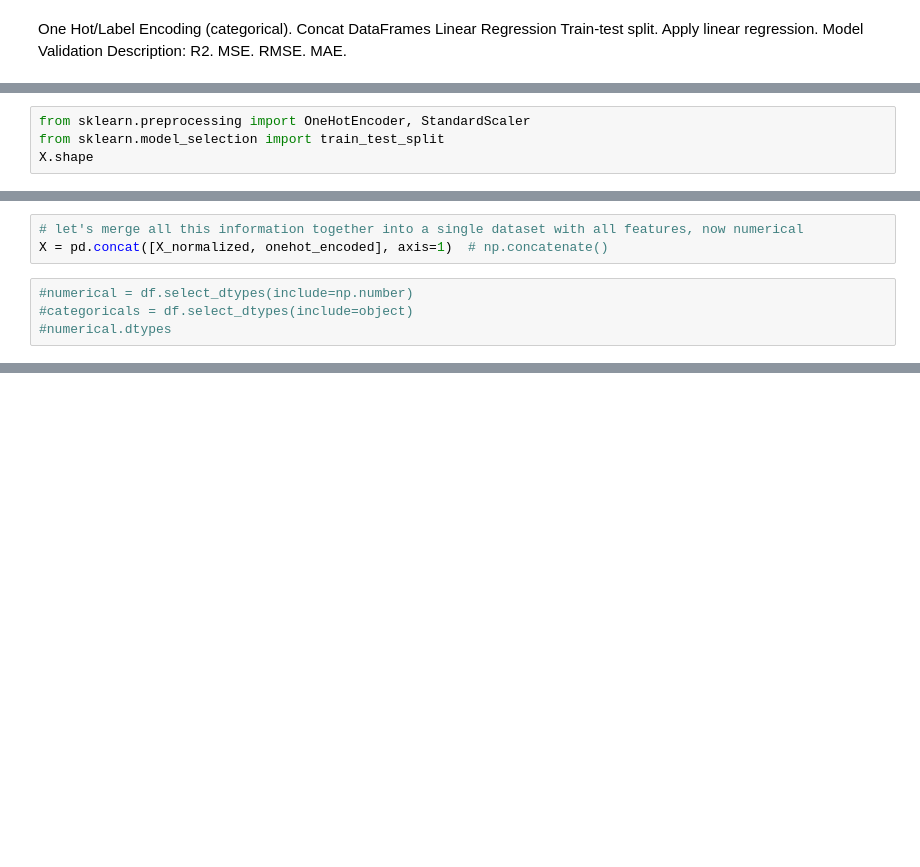
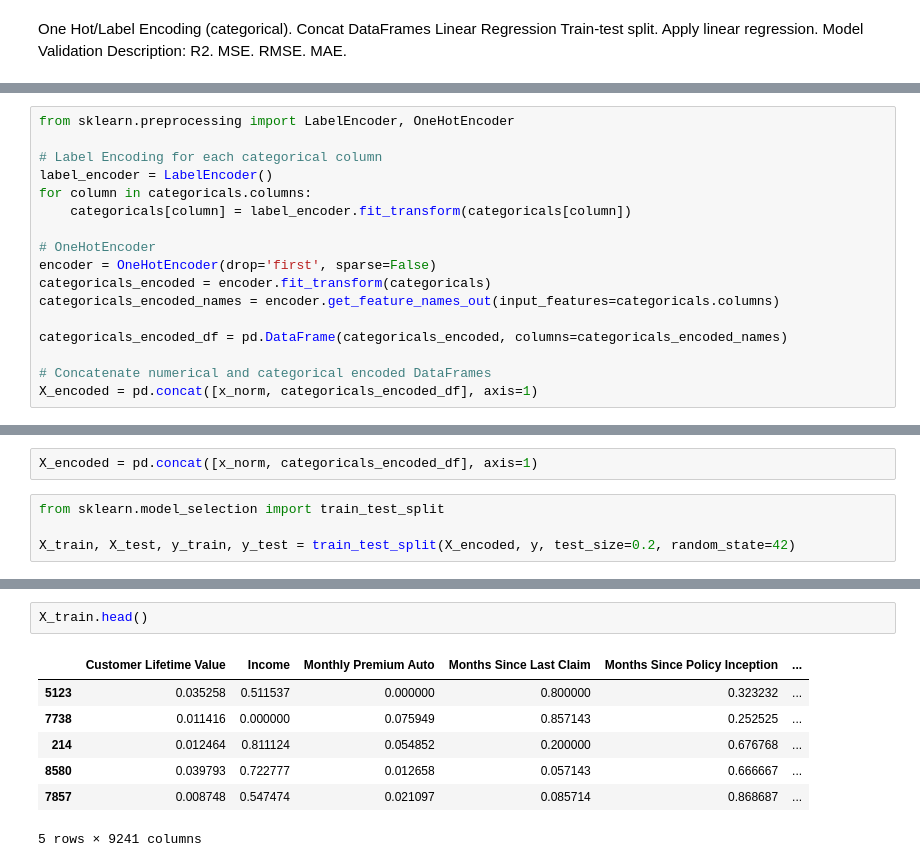
Before and after one commit to JoaoSobralpt/lab-customer-analysis-round-4, a Jupyter notebook: lab 4 costumer analysis.ipynb, the cells around one changed output, grey strips where cells are left out. Drawn from its saved outputs; the diff is of its cells as text; blank space fills up the shorter version.

```diff
--- a/lab 4 costumer analysis.ipynb
+++ b/lab 4 costumer analysis.ipynb
@@ -169,4 +195,17 @@ MAE.
 # %%
-from sklearn.preprocessing import OneHotEncoder, StandardScaler
-from sklearn.model_selection import train_test_split
-X.shape
+from sklearn.preprocessing import LabelEncoder, OneHotEncoder
+
+# Label Encoding for each categorical column
+label_encoder = LabelEncoder()
+for column in categoricals.columns:
+    categoricals[column] = label_encoder.fit_transform(categoricals[column])
+
+# OneHotEncoder
+encoder = OneHotEncoder(drop='first', sparse=False)
+categoricals_encoded = encoder.fit_transform(categoricals)
+categoricals_encoded_names = encoder.get_feature_names_out(input_features=categoricals.columns)
+
+categoricals_encoded_df = pd.DataFrame(categoricals_encoded, columns=categoricals_encoded_names)
+
+# Concatenate numerical and categorical encoded DataFrames
+X_encoded = pd.concat([x_norm, categoricals_encoded_df], axis=1)
@@ -195,7 +254,6 @@ ValueError: Shape of passed values is (9134, 14081), indices imply (9134, 2)
 # %%
-# let's merge all this information together into a single dataset with all features, now numerical
-X = pd.concat([X_normalized, onehot_encoded], axis=1)  # np.concatenate()
+X_encoded = pd.concat([x_norm, categoricals_encoded_df], axis=1)
 # %%
-#numerical = df.select_dtypes(include=np.number)
-#categoricals = df.select_dtypes(include=object)
-#numerical.dtypes
+from sklearn.model_selection import train_test_split
+
+X_train, X_test, y_train, y_test = train_test_split(X_encoded, y, test_size=0.2, random_state=42)
@@ -201,0 +270,10 @@ X = pd.concat([X_normalized, onehot_encoded], axis=1)  # np.concatenate()
+# %%
+X_train.head()
+# %% [output]
+|  | Customer Lifetime Value | Income | Monthly Premium Auto | Months Since Last Claim | Months Since Policy Inception | ... |
+| 5123 | 0.035258 | 0.511537 | 0.000000 | 0.800000 | 0.323232 | ... |
+| 7738 | 0.011416 | 0.000000 | 0.075949 | 0.857143 | 0.252525 | ... |
+| 214 | 0.012464 | 0.811124 | 0.054852 | 0.200000 | 0.676768 | ... |
+| 8580 | 0.039793 | 0.722777 | 0.012658 | 0.057143 | 0.666667 | ... |
+| 7857 | 0.008748 | 0.547474 | 0.021097 | 0.085714 | 0.868687 | ... |
+5 rows × 9241 columns
```
Also changed, not shown: parts of 17 cells of this notebook, 1 other file.
